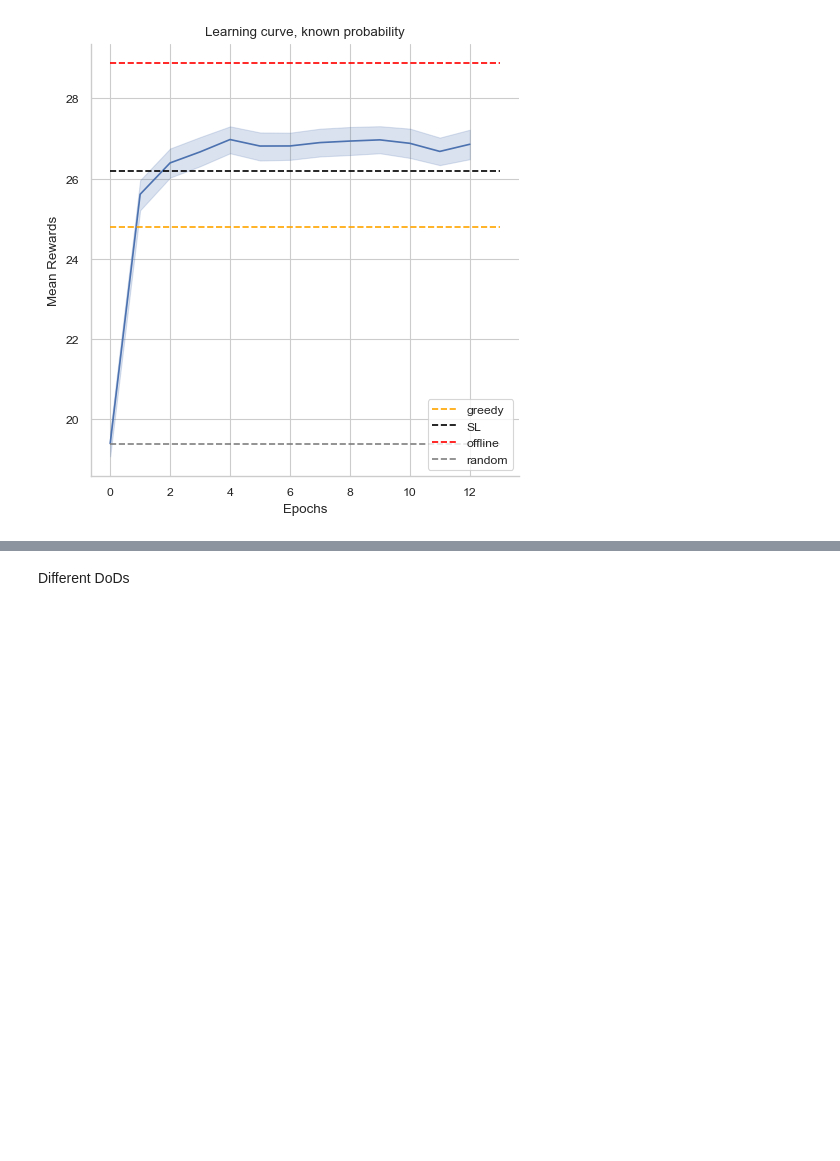
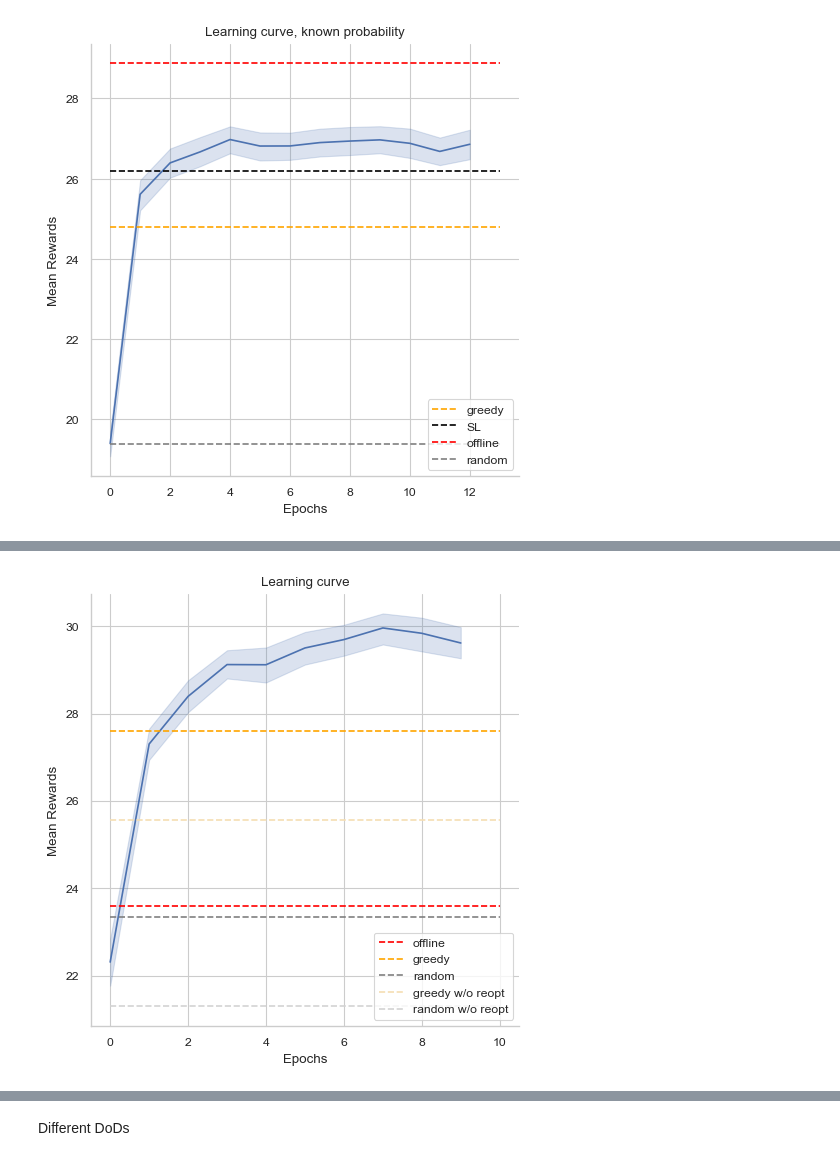
Before and after one commit to Farid-Najar/DynamicQVRP, a Jupyter notebook: results.ipynb, the cells around one changed output, grey strips where cells are left out. Cells and saved outputs as stored; diff of their text form; code cells hidden in the pictures; blank space fills up the shorter version.

```diff
--- a/results.ipynb
+++ b/results.ipynb
@@ -186,0 +231,10 @@ plt.show()
+# %%
+df = pd.DataFrame(columns=["epoch", "rs"])
+rs = np.load('results/dqn_rs_VA.npy')
+# rs = np.concatenate(
+#     [res_greedy_wo["rs"][None], rs],
+#     axis=0
+# )
+df["rs"] = rs.flatten()
+df["epoch"] = np.array([len(rs[i])*[i] for i in range(len(rs))]).flatten()
+df
@@ -186,0 +255,24 @@ plt.show()
+# %%
+# episode_durations = np.load('results/dqn_rs_VA.npy')
+# plt.plot(y, label="RL (DQN)")
+# plt.hlines(res_SL["rs"].mean(), 0, 5, 'black', label="SL", linestyles='--')
+sns.relplot(
+    data=df, kind="line",
+    x="epoch", y="rs",
+    errorbar=("ci", 95),
+    # markers=True, dashes=False
+)
+
+plt.hlines(res_offline["rs"].mean(), 0, len(rs), 'red', label="offline", linestyles='--')
+plt.hlines(res_greedy["rs"].mean(), 0, len(rs), 'orange', label="greedy", linestyles='--')
+plt.hlines(res_random["rs"].mean(), 0, len(rs), 'gray', label="random", linestyles='--')
+plt.hlines(res_greedy_wo["rs"].mean(), 0, len(rs), 'wheat', label="greedy w/o reopt", linestyles='--')
+plt.hlines(res_random_wo["rs"].mean(), 0, len(rs), 'lightgray', label="random w/o reopt", linestyles='--')
+
+plt.xlabel('Epochs')
+plt.ylabel('Mean Rewards')
+plt.title('Learning curve')
+plt.legend()
+plt.show()
+# %% [output]
+[figure, added]
```
Also changed, not shown: parts of 5 cells of this notebook, 45 other files.
